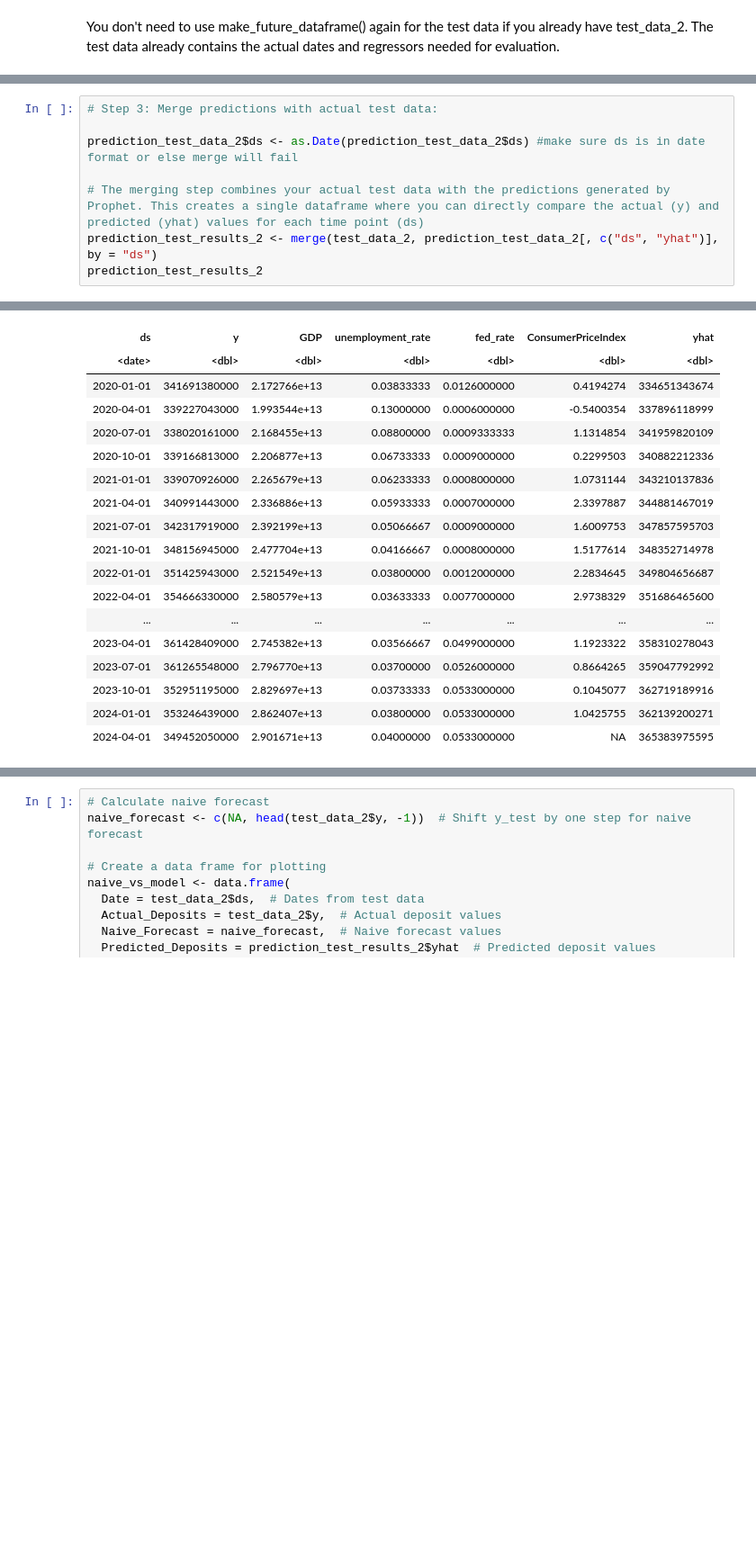
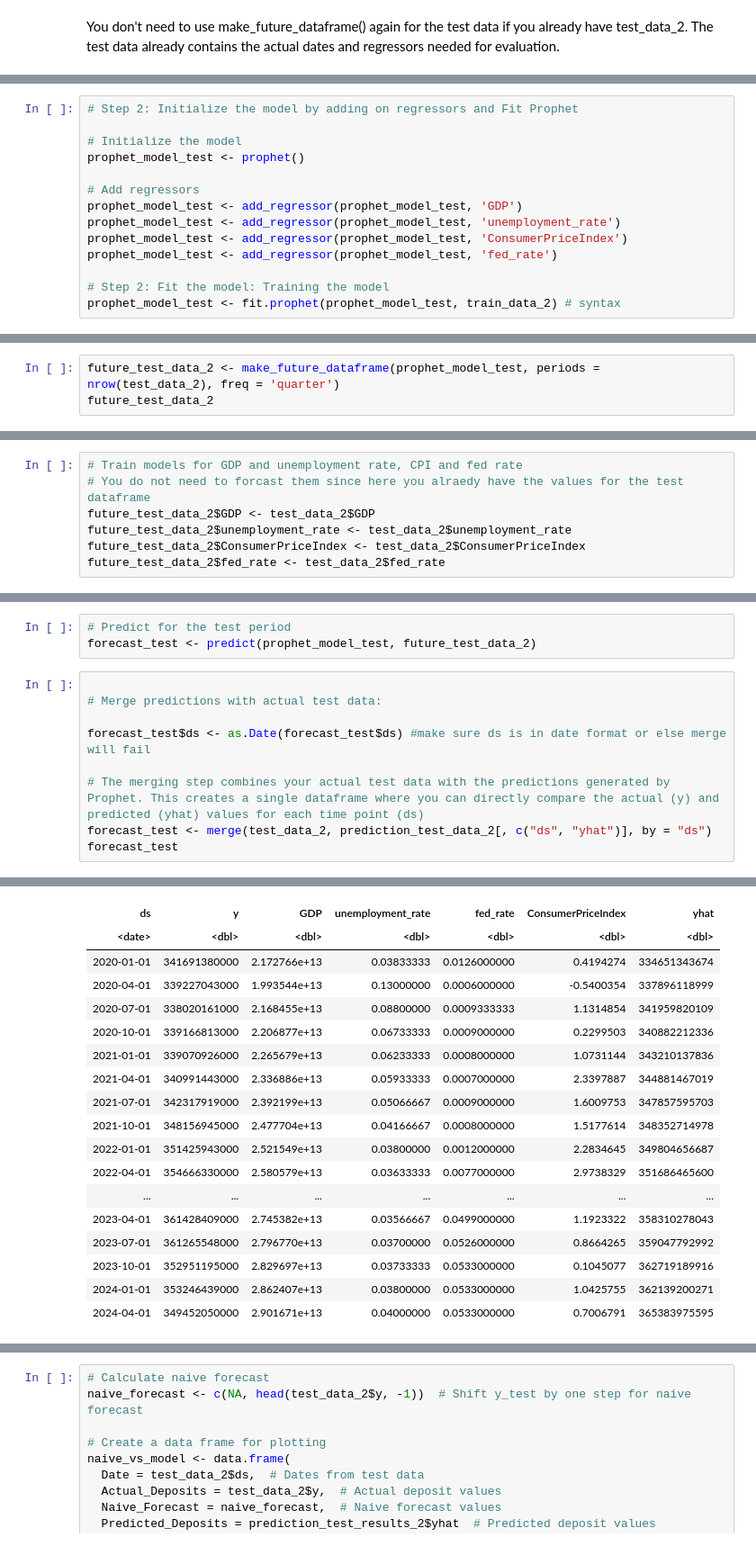
Before and after one commit to nzarama-kouadio/DUKE_MIDS_QFC_Final_Project, a Jupyter notebook: model_prediction/prophet_model.ipynb, the cells around one changed output, grey strips where cells are left out. Shown at 90% size. Drawn from its saved outputs; the diff is of its cells as text; blank space fills up the shorter version.

```diff
--- a/model_prediction/prophet_model.ipynb
+++ b/model_prediction/prophet_model.ipynb
@@ -1067,0 +949,14 @@ prediction_test_data_2 <- predict(prophet_model_2, future_test_data_2)
+# %%
+# Step 2: Initialize the model by adding on regressors and Fit Prophet
+
+# Initialize the model
+prophet_model_test <- prophet()
+
+# Add regressors
+prophet_model_test <- add_regressor(prophet_model_test, 'GDP')
+prophet_model_test <- add_regressor(prophet_model_test, 'unemployment_rate')
+prophet_model_test <- add_regressor(prophet_model_test, 'ConsumerPriceIndex')
+prophet_model_test <- add_regressor(prophet_model_test, 'fed_rate')
+
+# Step 2: Fit the model: Training the model
+prophet_model_test <- fit.prophet(prophet_model_test, train_data_2) # syntax
@@ -1067,0 +967,3 @@ prediction_test_data_2 <- predict(prophet_model_2, future_test_data_2)
+# %%
+future_test_data_2 <- make_future_dataframe(prophet_model_test, periods = nrow(test_data_2), freq = 'quarter')
+future_test_data_2
@@ -1067,0 +990,7 @@ prediction_test_data_2 <- predict(prophet_model_2, future_test_data_2)
+# %%
+# Train models for GDP and unemployment rate, CPI and fed rate
+# You do not need to forcast them since here you alraedy have the values for the test dataframe
+future_test_data_2$GDP <- test_data_2$GDP
+future_test_data_2$unemployment_rate <- test_data_2$unemployment_rate
+future_test_data_2$ConsumerPriceIndex <- test_data_2$ConsumerPriceIndex
+future_test_data_2$fed_rate <- test_data_2$fed_rate
@@ -1068,28 +1020,32 @@ prediction_test_data_2 <- predict(prophet_model_2, future_test_data_2)
+# %%
+# Predict for the test period
+forecast_test <- predict(prophet_model_test, future_test_data_2)
 # %%
-# Step 3: Merge predictions with actual test data:
 
-prediction_test_data_2$ds <- as.Date(prediction_test_data_2$ds) #make sure ds is in date format or else merge will fail
+# Merge predictions with actual test data:
+
+forecast_test$ds <- as.Date(forecast_test$ds) #make sure ds is in date format or else merge will fail
 
 # The merging step combines your actual test data with the predictions generated by Prophet. This creates a single dataframe where you can directly compare the actual (y) and predicted (yhat) values for each time point (ds)
-prediction_test_results_2 <- merge(test_data_2, prediction_test_data_2[, c("ds", "yhat")], by = "ds")
-prediction_test_results_2
+forecast_test <- merge(test_data_2, prediction_test_data_2[, c("ds", "yhat")], by = "ds")
+forecast_test
 # %% [output]
 A data.frame: 18 × 7
 | ds | y | GDP | unemployment_rate | fed_rate | ConsumerPriceIndex | yhat |
 | <date> | <dbl> | <dbl> | <dbl> | <dbl> | <dbl> | <dbl> |
 | 2020-01-01 | 341691380000 | 2.172766e+13 | 0.03833333 | 0.0126000000 | 0.4194274 | 334651343674 |
 | 2020-04-01 | 339227043000 | 1.993544e+13 | 0.13000000 | 0.0006000000 | -0.5400354 | 337896118999 |
 | 2020-07-01 | 338020161000 | 2.168455e+13 | 0.08800000 | 0.0009333333 | 1.1314854 | 341959820109 |
 | 2020-10-01 | 339166813000 | 2.206877e+13 | 0.06733333 | 0.0009000000 | 0.2299503 | 340882212336 |
 | 2021-01-01 | 339070926000 | 2.265679e+13 | 0.06233333 | 0.0008000000 | 1.0731144 | 343210137836 |
 | 2021-04-01 | 340991443000 | 2.336886e+13 | 0.05933333 | 0.0007000000 | 2.3397887 | 344881467019 |
 | 2021-07-01 | 342317919000 | 2.392199e+13 | 0.05066667 | 0.0009000000 | 1.6009753 | 347857595703 |
 | 2021-10-01 | 348156945000 | 2.477704e+13 | 0.04166667 | 0.0008000000 | 1.5177614 | 348352714978 |
 | 2022-01-01 | 351425943000 | 2.521549e+13 | 0.03800000 | 0.0012000000 | 2.2834645 | 349804656687 |
 | 2022-04-01 | 354666330000 | 2.580579e+13 | 0.03633333 | 0.0077000000 | 2.9738329 | 351686465600 |
 | ... | ... | ... | ... | ... | ... | ... |
 | 2023-04-01 | 361428409000 | 2.745382e+13 | 0.03566667 | 0.0499000000 | 1.1923322 | 358310278043 |
 | 2023-07-01 | 361265548000 | 2.796770e+13 | 0.03700000 | 0.0526000000 | 0.8664265 | 359047792992 |
 | 2023-10-01 | 352951195000 | 2.829697e+13 | 0.03733333 | 0.0533000000 | 0.1045077 | 362719189916 |
 | 2024-01-01 | 353246439000 | 2.862407e+13 | 0.03800000 | 0.0533000000 | 1.0425755 | 362139200271 |
-| 2024-04-01 | 349452050000 | 2.901671e+13 | 0.04000000 | 0.0533000000 | NA | 365383975595 |
+| 2024-04-01 | 349452050000 | 2.901671e+13 | 0.04000000 | 0.0533000000 | 0.7006791 | 365383975595 |
```
Also changed, not shown: parts of 34 cells of this notebook, 2 other files.
